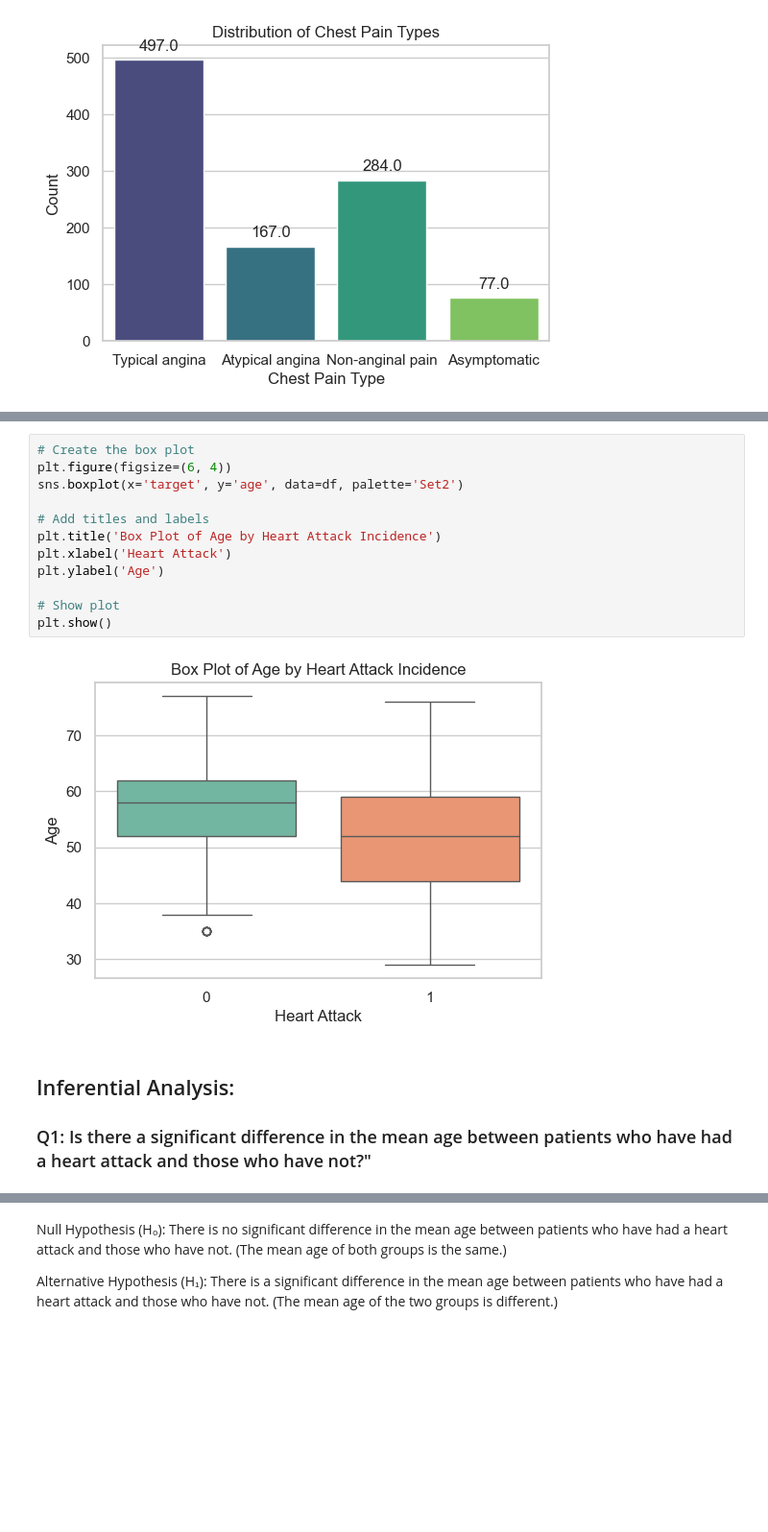
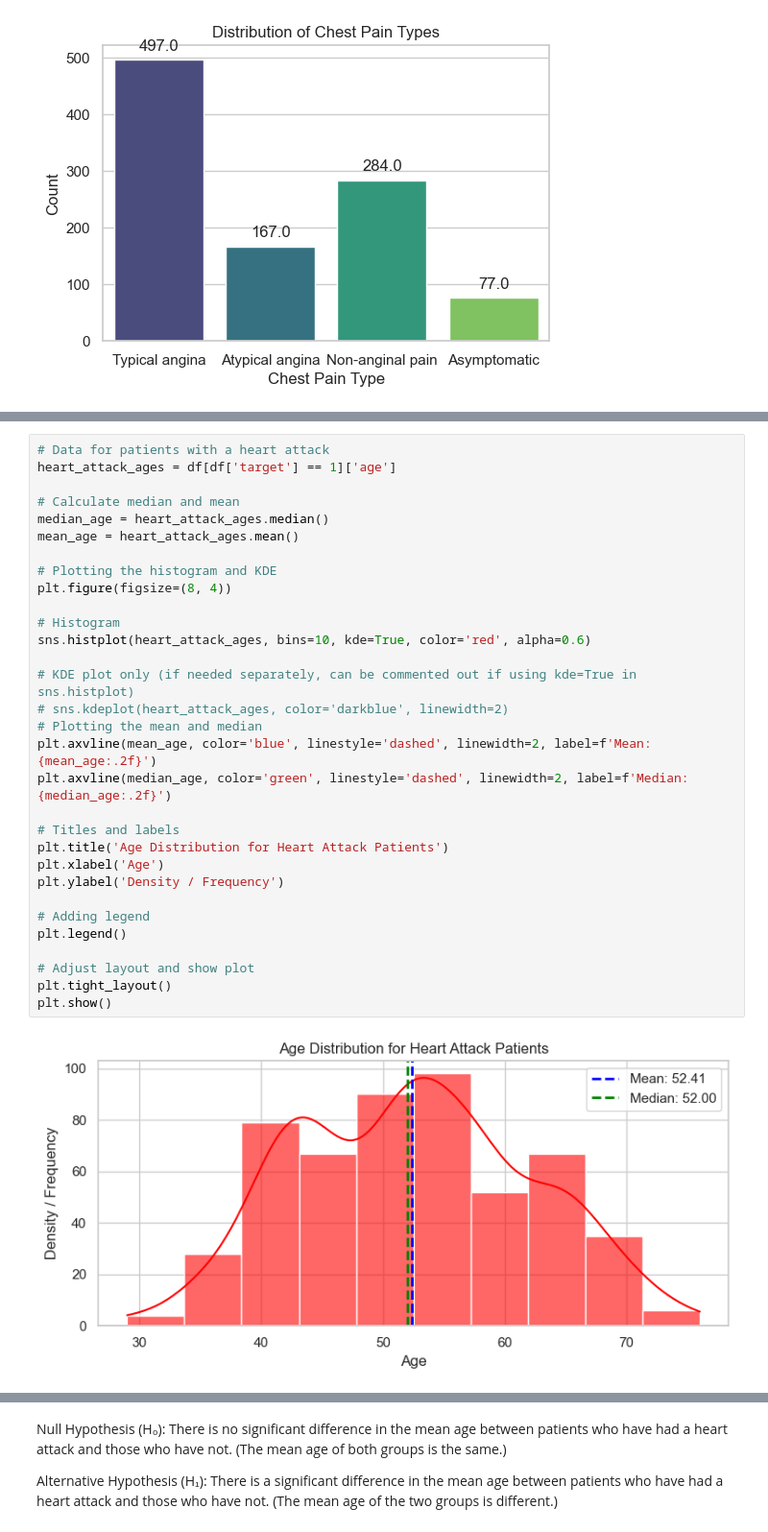
Before and after one commit to rashmic20/Phase2_Project, a Jupyter notebook: Project.ipynb, the cells around one changed output, grey strips where cells are left out. Shown: that part at 96% size. Saved outputs shown, nothing was run; the diff lists cells and outputs as text; blank space fills up the shorter version.

```diff
--- a/Project.ipynb
+++ b/Project.ipynb
@@ -239,18 +281,33 @@ plt.show()
-# %%
-# Create the box plot
-plt.figure(figsize=(6, 4))
-sns.boxplot(x='target', y='age', data=df, palette='Set2')
-
-# Add titles and labels
-plt.title('Box Plot of Age by Heart Attack Incidence')
-plt.xlabel('Heart Attack')
-plt.ylabel('Age')
-
-# Show plot
-plt.show()
-# %% [output]
-[figure, removed]
-# %% [markdown]
-## Inferential Analysis:
-
-### Q1: Is there a significant difference in the mean age between patients who have had a heart attack and those who have not?"
+# %%
+# Data for patients with a heart attack
+heart_attack_ages = df[df['target'] == 1]['age']
+
+# Calculate median and mean
+median_age = heart_attack_ages.median()
+mean_age = heart_attack_ages.mean()
+
+# Plotting the histogram and KDE
+plt.figure(figsize=(8, 4))
+
+# Histogram
+sns.histplot(heart_attack_ages, bins=10, kde=True, color='red', alpha=0.6)
+
+# KDE plot only (if needed separately, can be commented out if using kde=True in sns.histplot)
+# sns.kdeplot(heart_attack_ages, color='darkblue', linewidth=2)
+# Plotting the mean and median
+plt.axvline(mean_age, color='blue', linestyle='dashed', linewidth=2, label=f'Mean: {mean_age:.2f}')
+plt.axvline(median_age, color='green', linestyle='dashed', linewidth=2, label=f'Median: {median_age:.2f}')
+
+# Titles and labels
+plt.title('Age Distribution for Heart Attack Patients')
+plt.xlabel('Age')
+plt.ylabel('Density / Frequency')
+
+# Adding legend
+plt.legend()
+
+# Adjust layout and show plot
+plt.tight_layout()
+plt.show()
+# %% [output]
+[figure, added]
```
Also changed, not shown: parts of 33 cells of this notebook.
